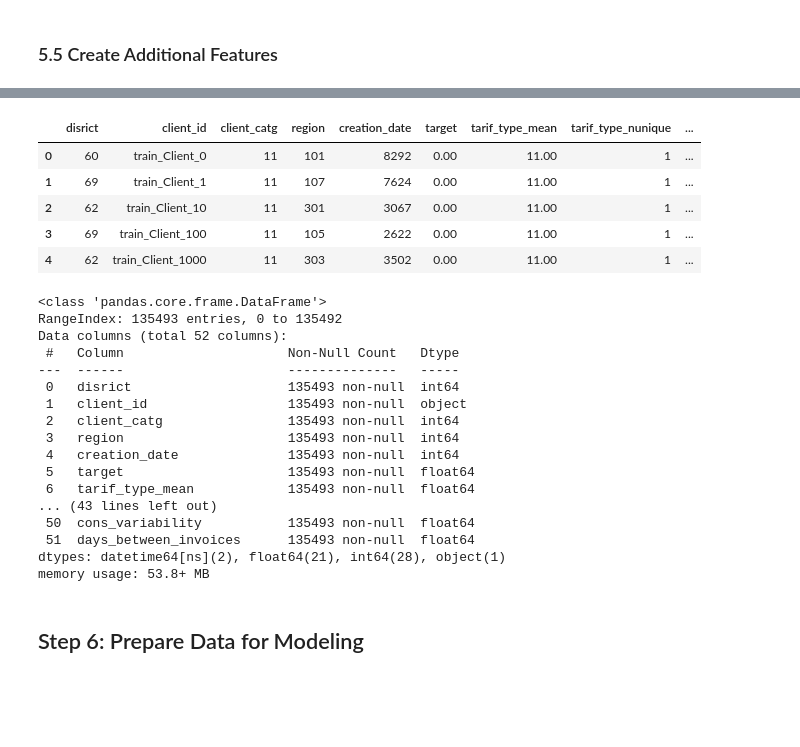
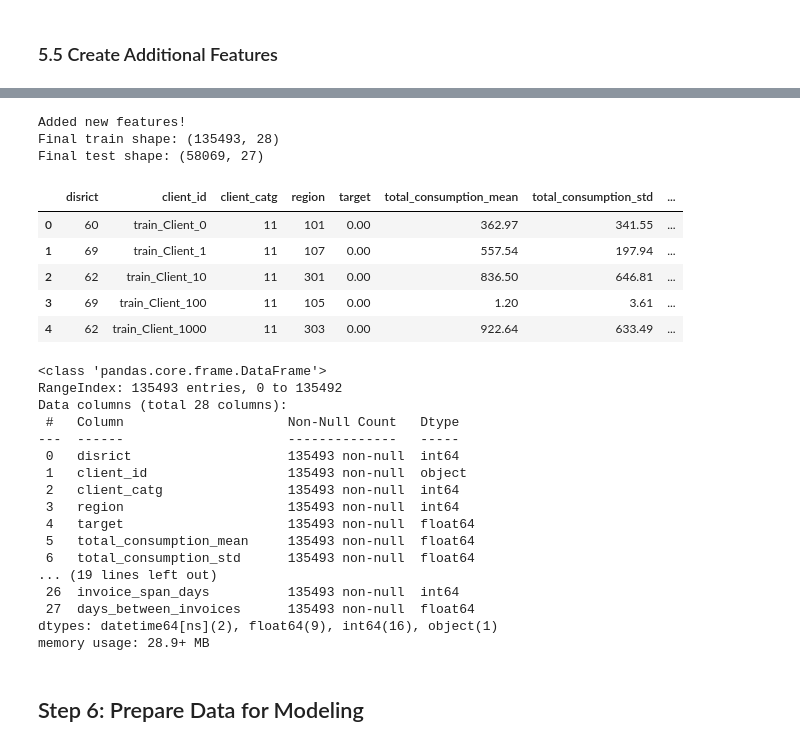
Before and after one commit to Rackkoun/ds-ml-project, a Jupyter notebook: notebooks/ml_challenge_fraud_detection_v2_sc.ipynb, the cells around one changed output, grey strips where cells are left out. Drawn from its saved outputs; the diff is of its cells as text; code cells hidden in the pictures; blank space fills up the shorter version.

```diff
--- a/notebooks/ml_challenge_fraud_detection_v2_sc.ipynb
+++ b/notebooks/ml_challenge_fraud_detection_v2_sc.ipynb
@@ -642,0 +611,20 @@ Encoding complete!
+# %%
+print("Encoding categorical variables...")
+
+# Just drop all object columns except ID and target
+# Select all columns in the DataFrame that have dtype 'object' (usually strings / categorical data)
+# and convert the resulting column index to a Python list
+cols_to_drop = train_data_1.select_dtypes(include=['object']).columns.tolist()
+
+# Loops through every column name in cols_to_drop
+# Removes 'client_id' and 'target' from the list
+# Keeps everything else
+cols_to_drop = [
+    col for col in cols_to_drop
+    if col not in ['client_id', 'target']
+]
+train_data_1 = train_data_1.drop(columns=cols_to_drop)
+test_data_1 = test_data_1.drop(columns=[col for col in cols_to_drop if col in test_data_1.columns])
+print(f"Dropped columns: {cols_to_drop}")
+
+print("Encoding complete!")
@@ -685,32 +637,44 @@ Final test shape: (58069, 51)
+# %%
+# 4. Days between invoices
+train_data_1['days_between_invoices'] = train_data_1['invoice_span_days'] / train_data_1['invoice_count']
+test_data_1['days_between_invoices'] = test_data_1['invoice_span_days'] / test_data_1['invoice_count']
+
+print(f"Added new features!")
+print(f"Final train shape: {train_data_1.shape}")
+print(f"Final test shape: {test_data_1.shape}")
+# %% [output]
+Added new features!
+Final train shape: (135493, 28)
+Final test shape: (58069, 27)
 # %%
-train_data.head(5)
+train_data_1.head(5)
 # %% [output]
-|  | disrict | client_id | client_catg | region | creation_date | target | tarif_type_mean | tarif_type_nunique | ... |
-| 0 | 60 | train_Client_0 | 11 | 101 | 8292 | 0.00 | 11.00 | 1 | ... |
-| 1 | 69 | train_Client_1 | 11 | 107 | 7624 | 0.00 | 11.00 | 1 | ... |
-| 2 | 62 | train_Client_10 | 11 | 301 | 3067 | 0.00 | 11.00 | 1 | ... |
-| 3 | 69 | train_Client_100 | 11 | 105 | 2622 | 0.00 | 11.00 | 1 | ... |
-| 4 | 62 | train_Client_1000 | 11 | 303 | 3502 | 0.00 | 11.00 | 1 | ... |
+|  | disrict | client_id | client_catg | region | target | total_consumption_mean | total_consumption_std | ... |
+| 0 | 60 | train_Client_0 | 11 | 101 | 0.00 | 362.97 | 341.55 | ... |
+| 1 | 69 | train_Client_1 | 11 | 107 | 0.00 | 557.54 | 197.94 | ... |
+| 2 | 62 | train_Client_10 | 11 | 301 | 0.00 | 836.50 | 646.81 | ... |
+| 3 | 69 | train_Client_100 | 11 | 105 | 0.00 | 1.20 | 3.61 | ... |
+| 4 | 62 | train_Client_1000 | 11 | 303 | 0.00 | 922.64 | 633.49 | ... |
 # %%
-train_data.info()
+train_data_1.info()
 # %% [output]
 <class 'pandas.core.frame.DataFrame'>
 RangeIndex: 135493 entries, 0 to 135492
-Data columns (total 52 columns):
+Data columns (total 28 columns):
  #   Column                     Non-Null Count   Dtype
 ---  ------                     --------------   -----
  0   disrict                    135493 non-null  int64
  1   client_id                  135493 non-null  object
  2   client_catg                135493 non-null  int64
  3   region                     135493 non-null  int64
- 4   creation_date              135493 non-null  int64
- 5   target                     135493 non-null  float64
- 6   tarif_type_mean            135493 non-null  float64
-... (43 lines left out)
- 50  cons_variability           135493 non-null  float64
- 51  days_between_invoices      135493 non-null  float64
-dtypes: datetime64[ns](2), float64(21), int64(28), object(1)
-memory usage: 53.8+ MB
+ 4   target                     135493 non-null  float64
+ 5   total_consumption_mean     135493 non-null  float64
+ 6   total_consumption_std      135493 non-null  float64
+... (19 lines left out)
+ 26  invoice_span_days          135493 non-null  int64
+ 27  days_between_invoices      135493 non-null  float64
+dtypes: datetime64[ns](2), float64(9), int64(16), object(1)
+memory usage: 28.9+ MB
 # %% [markdown]
 ## Step 6: Prepare Data for Modeling
 # %%
```
Also changed, not shown: parts of 67 cells of this notebook, 2 other files.
